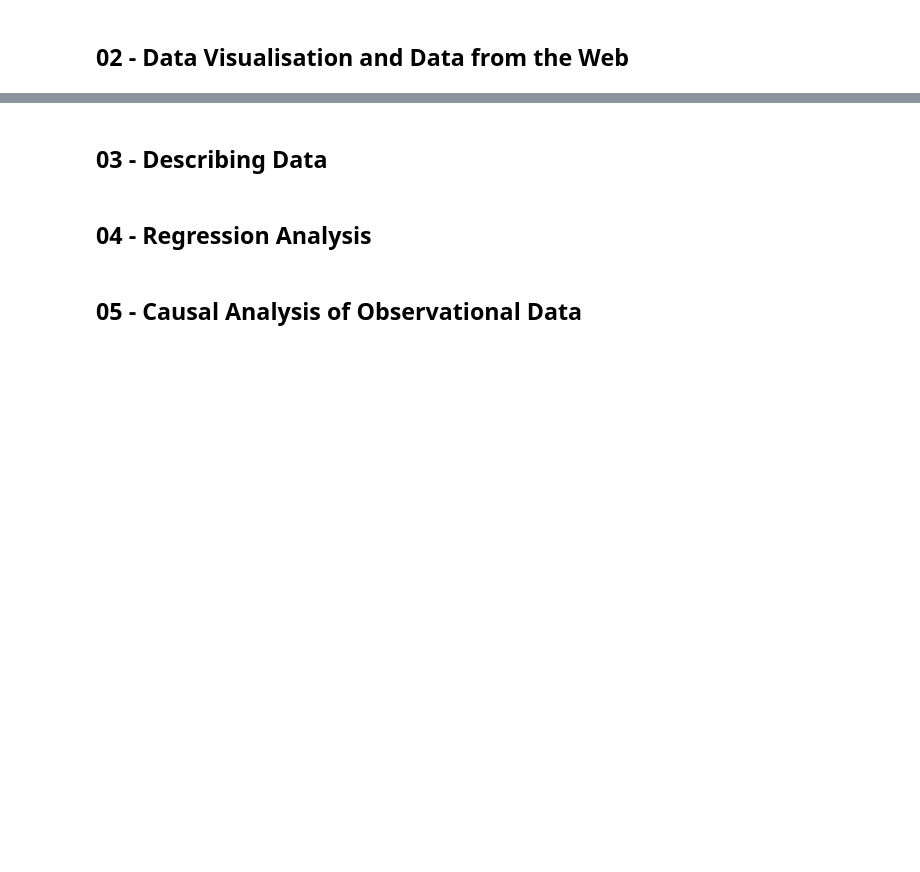
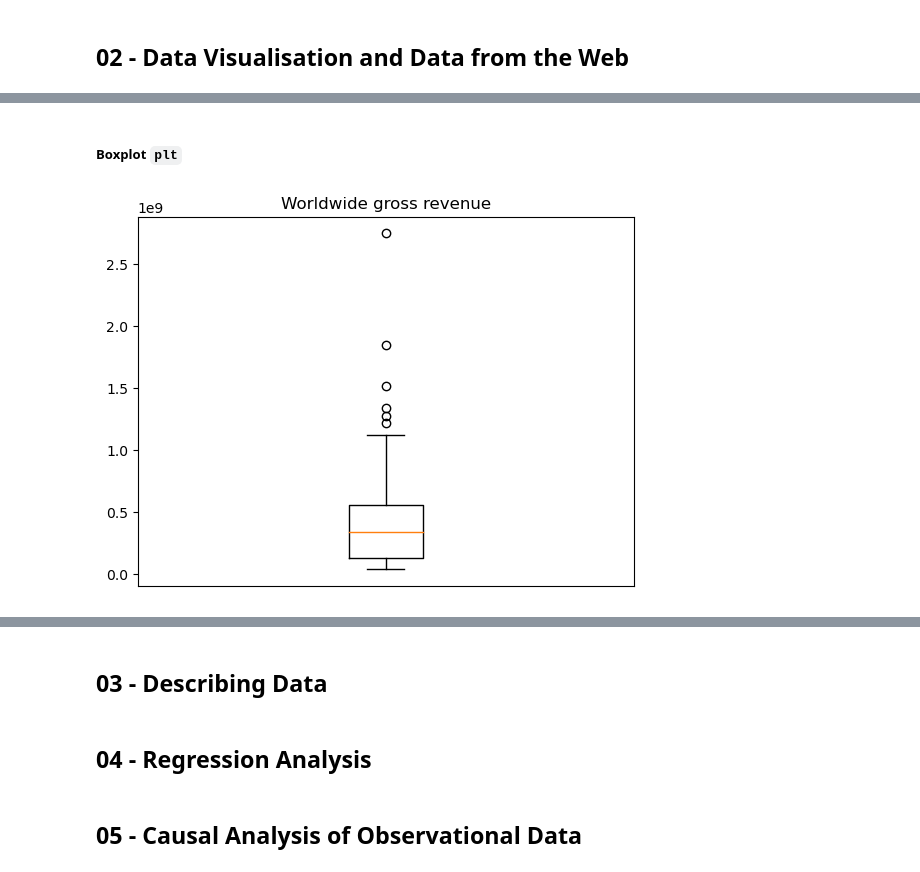
Before and after one commit to alessiodesogus/2023, a Jupyter notebook: Exam/Helpers/Exam_helpers.ipynb, the cells around one changed output, grey strips where cells are left out. Drawn from its saved outputs; the diff is of its cells as text; code cells hidden in the pictures; blank space fills up the shorter version.

```diff
--- a/Exam/Helpers/Exam_helpers.ipynb
+++ b/Exam/Helpers/Exam_helpers.ipynb
@@ -259,0 +626,8 @@ tweets_by_kw = pd.Series([tweets[w].value_counts()[True] for w in keywords], ind
+# %% [markdown]
+##### Boxplot `plt`
+# %%
+plt.boxplot(movies['worldwide_gross'])
+plt.xticks([])
+plt.title('Worldwide gross revenue');
+# %% [output]
+[figure, added]
```
Also changed, not shown: parts of 116 cells of this notebook, 2 other files.
